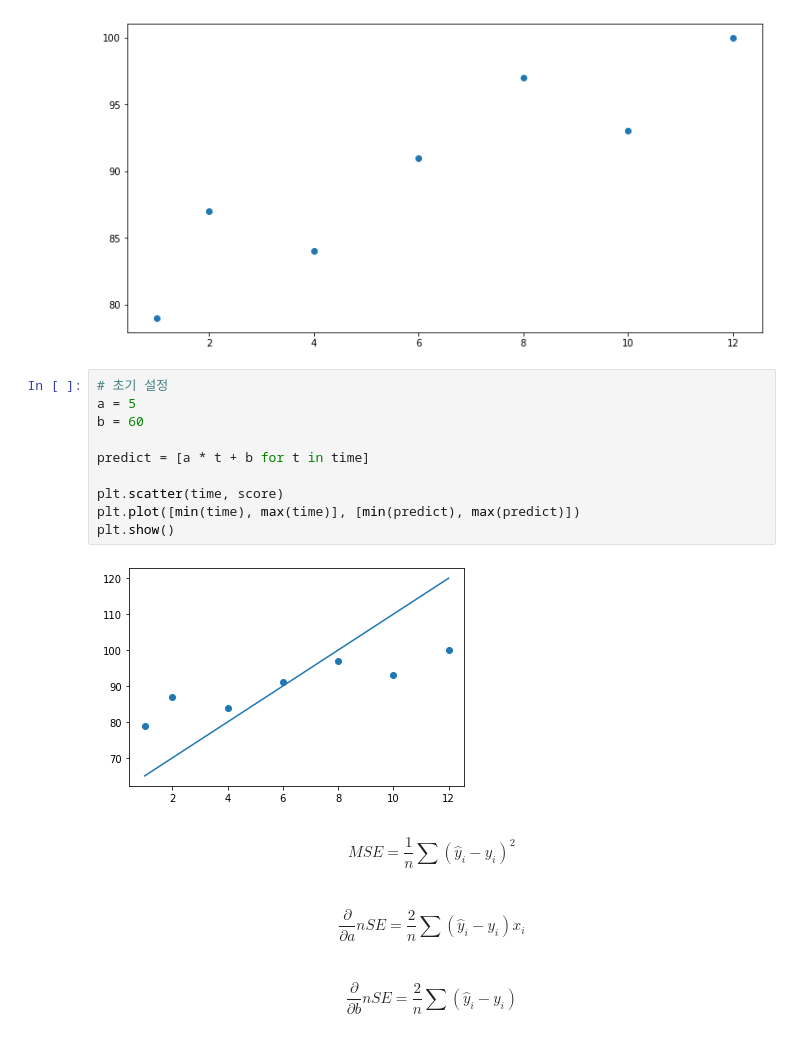
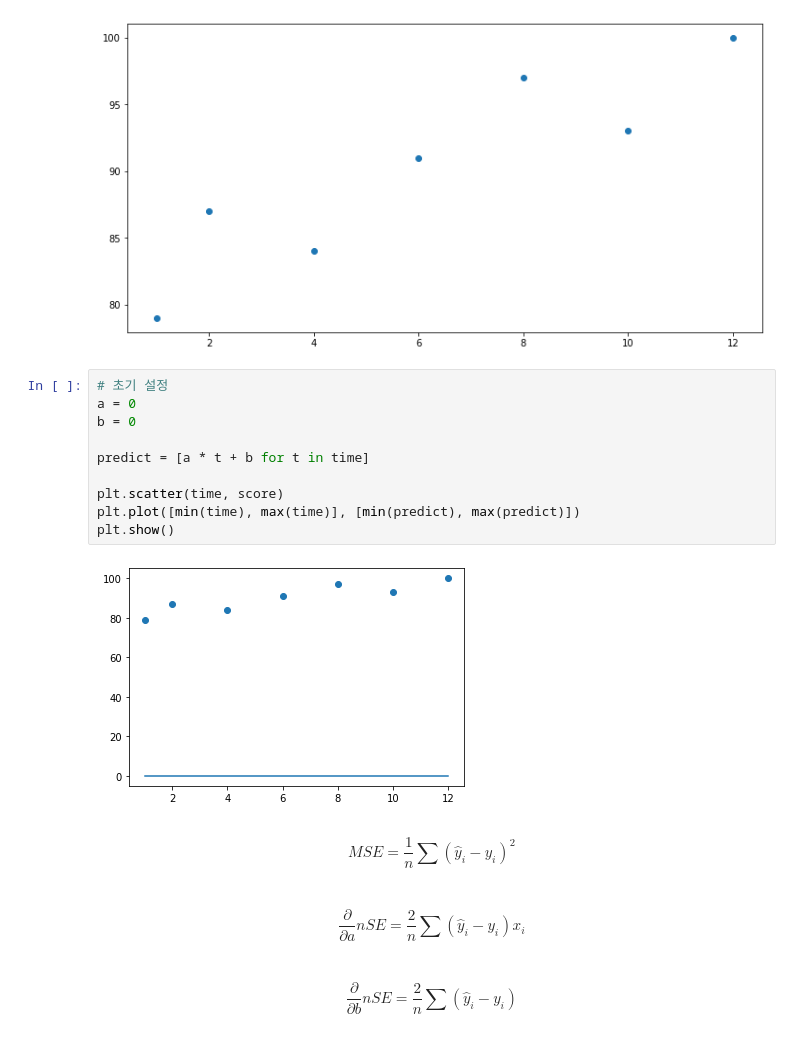
Before and after one commit to cos18/everybody-deeplearning, a Jupyter notebook: ch04/linear_regression.ipynb, the cells around one changed output. Cells and saved outputs as stored; diff of their text form.

```diff
--- a/ch04/linear_regression.ipynb
+++ b/ch04/linear_regression.ipynb
@@ -20,16 +20,16 @@ plt.show()
 [figure]
 # %%
 # 초기 설정
-a = 5
-b = 60
+a = 0
+b = 0
 
 predict = [a * t + b for t in time]
 
 plt.scatter(time, score)
 plt.plot([min(time), max(time)], [min(predict), max(predict)])
 plt.show()
 # %% [output]
-[figure, old version]
+[figure, new version]
 # %% [markdown]
 $$MSE=\frac {1}{n}\sum \left( \widehat {y}_{i}-y_{i}\right) ^{2}$$
 <br>
```
Also changed, not shown: parts of 7 cells of this notebook, 5 other files.
